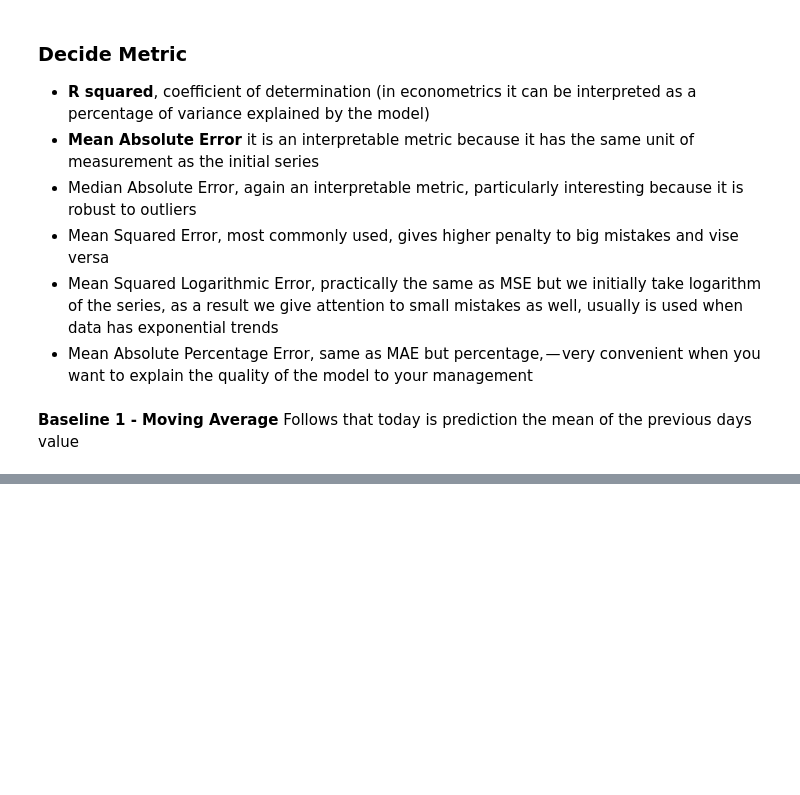
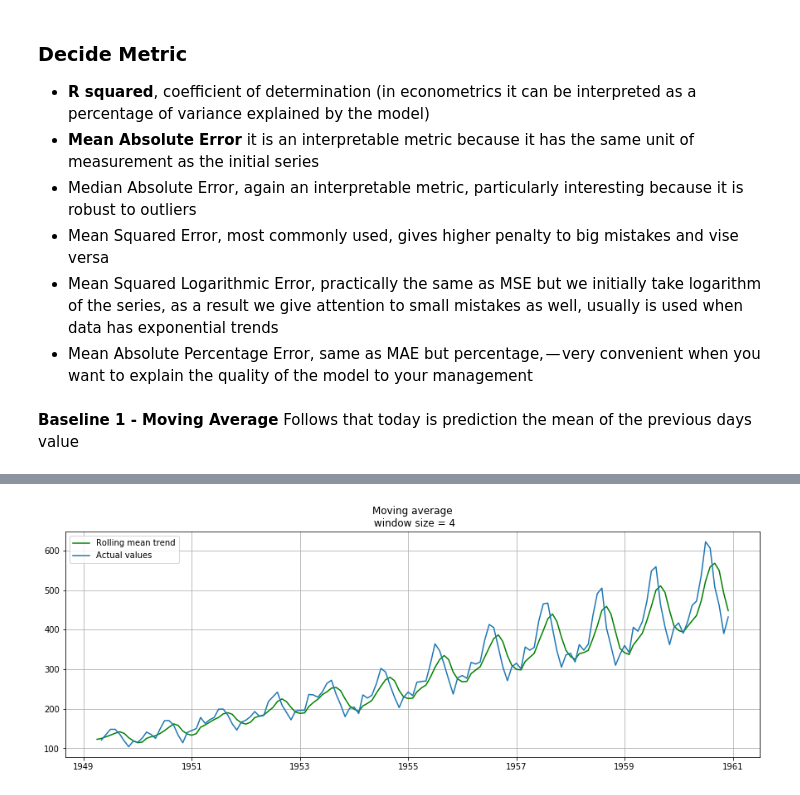
Before and after one commit to dipalira/DS-Challenges, a Jupyter notebook: Time Series/Basic Time Series.ipynb, the cells around one changed output, grey strips where cells are left out. Drawn from its saved outputs; the diff is of its cells as text; code cells hidden in the pictures; blank space fills up the shorter version.

```diff
--- a/Time Series/Basic Time Series.ipynb
+++ b/Time Series/Basic Time Series.ipynb
@@ -56,0 +66,29 @@ def moving_average(series, n):
+# %%
+def plotMovingAverage(series, window, plot_intervals=False, scale=1.96, plot_anomalies=False):
+
+    """
+        series - dataframe with timeseries
+        window - rolling window size
+        plot_intervals - show confidence intervals
+        plot_anomalies - show anomalies
+    """
+    #The wider the window,smoothing of the original time series to indicate trends.
+    #Pandas has an implementation available DataFrame.rolling(window).mean().
+    #The wider the window - the smoother will be the trend. In the case of the very noisy data, which can be very often encountered in finance, this procedure can help to detect common patterns.
+    rolling_mean = series.rolling(window=window).mean()
+    #Confidenec Interval
+    if plot_intervals:
+
+    plt.figure(figsize=(15,5))
+    plt.title("Moving average\n window size = {}".format(window))
+    plt.plot(rolling_mean, "g", label="Rolling mean trend")
+
+
+    plt.plot(series[window:], label="Actual values")
+    plt.legend(loc="upper left")
+    plt.grid(True)
+# https://medium.com/open-machine-learning-course/open-machine-learning-course-topic-9-time-series-analysis-in-python-a270cb05e0b3
+# %%
+plotMovingAverage(data, 4)
+# %% [output]
+[figure, added]
```
Also changed, not shown: parts of 2 cells of this notebook.
